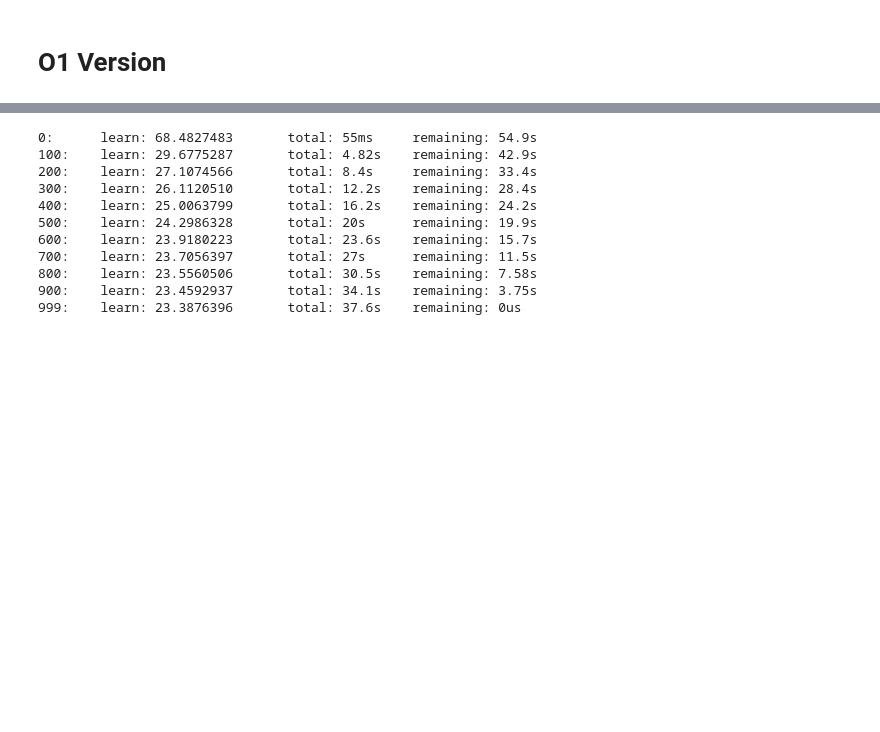
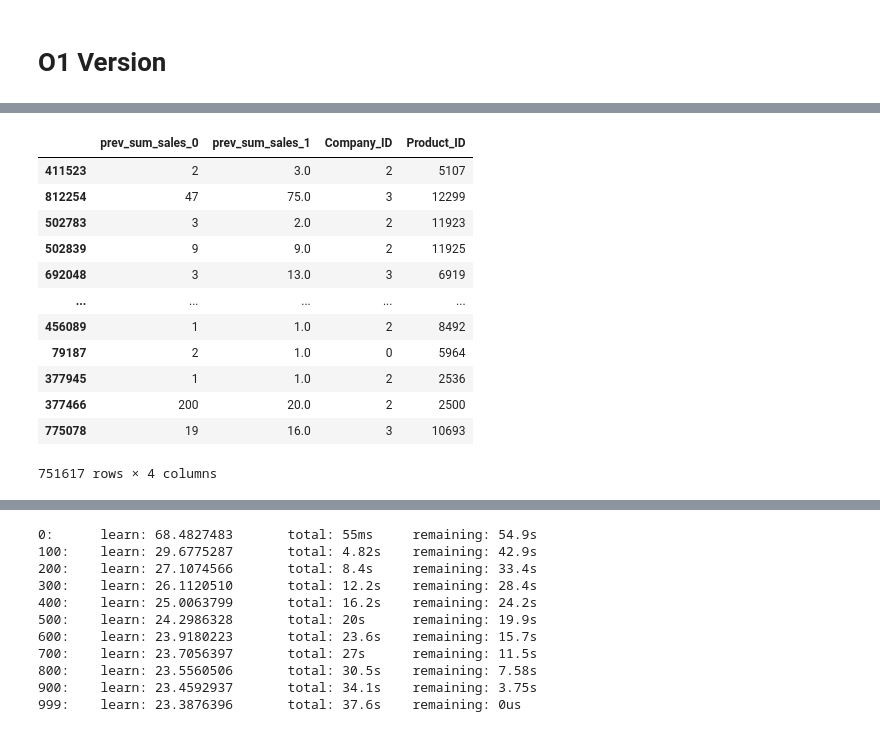
Before and after one commit to gotheartem/ioai-kaggle, a Jupyter notebook: competition-1/orefiev_idia.ipynb, the cells around one changed output, grey strips where cells are left out. Saved outputs shown, nothing was run; the diff lists cells and outputs as text; code cells hidden in the pictures; blank space fills up the shorter version.

```diff
--- a/competition-1/orefiev_idia.ipynb
+++ b/competition-1/orefiev_idia.ipynb
@@ -257,24 +257,25 @@ monthly_agg.sort_values(by=['Company_ID', 'Product_ID', 'Month'], inplace=True)
 monthly_agg['Month_date'] = pd.to_datetime(monthly_agg['Month'], format='%Y-%m')
 
 # Для каждого (Company, Product) создадим лаг суммарных продаж
+monthly_agg['prev_sum_sales_0'] = monthly_agg.groupby(['Company_ID','Product_ID'])['sum_sales'].shift(0)
 monthly_agg['prev_sum_sales_1'] = monthly_agg.groupby(['Company_ID','Product_ID'])['sum_sales'].shift(1)
-monthly_agg['prev_sum_sales_2'] = monthly_agg.groupby(['Company_ID','Product_ID'])['sum_sales'].shift(2)
-monthly_agg['prev_sum_sales_3'] = monthly_agg.groupby(['Company_ID','Product_ID'])['sum_sales'].shift(3)
-monthly_agg['prev_sum_sales_4'] = monthly_agg.groupby(['Company_ID','Product_ID'])['sum_sales'].shift(4)
-monthly_agg['prev_sum_sales_5'] = monthly_agg.groupby(['Company_ID','Product_ID'])['sum_sales'].shift(5)
-monthly_agg['prev_sum_sales_6'] = monthly_agg.groupby(['Company_ID','Product_ID'])['sum_sales'].shift(6)
-monthly_agg['prev_sum_sales_7'] = monthly_agg.groupby(['Company_ID','Product_ID'])['sum_sales'].shift(7)
-monthly_agg['prev_sum_sales_8'] = monthly_agg.groupby(['Company_ID','Product_ID'])['sum_sales'].shift(8)
-monthly_agg['prev_sum_sales_9'] = monthly_agg.groupby(['Company_ID','Product_ID'])['sum_sales'].shift(9)
-monthly_agg['prev_sum_sales_10'] = monthly_agg.groupby(['Company_ID','Product_ID'])['sum_sales'].shift(10)
-monthly_agg['prev_sum_sales_11'] = monthly_agg.groupby(['Company_ID','Product_ID'])['sum_sales'].shift(11)
-monthly_agg['prev_sum_sales_12'] = monthly_agg.groupby(['Company_ID','Product_ID'])['sum_sales'].shift(12)
+# monthly_agg['prev_sum_sales_2'] = monthly_agg.groupby(['Company_ID','Product_ID'])['sum_sales'].shift(2)
+# monthly_agg['prev_sum_sales_3'] = monthly_agg.groupby(['Company_ID','Product_ID'])['sum_sales'].shift(3)
+# monthly_agg['prev_sum_sales_4'] = monthly_agg.groupby(['Company_ID','Product_ID'])['sum_sales'].shift(4)
+# monthly_agg['prev_sum_sales_5'] = monthly_agg.groupby(['Company_ID','Product_ID'])['sum_sales'].shift(5)
+# monthly_agg['prev_sum_sales_6'] = monthly_agg.groupby(['Company_ID','Product_ID'])['sum_sales'].shift(6)
+# monthly_agg['prev_sum_sales_7'] = monthly_agg.groupby(['Company_ID','Product_ID'])['sum_sales'].shift(7)
+# monthly_agg['prev_sum_sales_8'] = monthly_agg.groupby(['Company_ID','Product_ID'])['sum_sales'].shift(8)
+# monthly_agg['prev_sum_sales_9'] = monthly_agg.groupby(['Company_ID','Product_ID'])['sum_sales'].shift(9)
+# monthly_agg['prev_sum_sales_10'] = monthly_agg.groupby(['Company_ID','Product_ID'])['sum_sales'].shift(10)
+# monthly_agg['prev_sum_sales_11'] = monthly_agg.groupby(['Company_ID','Product_ID'])['sum_sales'].shift(11)
+# monthly_agg['prev_sum_sales_12'] = monthly_agg.groupby(['Company_ID','Product_ID'])['sum_sales'].shift(12)
 
 # Можно добавить 2, 3 и т.д.:
 # monthly_agg['prev_sum_sales_2'] = monthly_agg.groupby(['Company_ID','Product_ID'])['sum_sales'].shift(2)
 # ...
 # %%
-subset=['prev_sum_sales_1','prev_sum_sales_2','prev_sum_sales_3','prev_sum_sales_4','prev_sum_sales_5','prev_sum_sales_6','prev_sum_sales_7','prev_sum_sales_8','prev_sum_sales_9','prev_sum_sales_10','prev_sum_sales_11','prev_sum_sales_12']
+subset=['prev_sum_sales_0','prev_sum_sales_1']#,'prev_sum_sales_2','prev_sum_sales_3','prev_sum_sales_4','prev_sum_sales_5','prev_sum_sales_6','prev_sum_sales_7','prev_sum_sales_8','prev_sum_sales_9','prev_sum_sales_10','prev_sum_sales_11','prev_sum_sales_12']
 # %%
 # =============== 3. Создаём целевую переменную "продажи в следующем месяце" ===============
 
@@ -324,6 +325,22 @@ y_valid = valid_data['target']
 # Укажем, какие столбцы считать категориальными для CatBoost
 # (CatBoost умеет работать с ними напрямую, выучивая таргет-кодирование)
 cat_features_indices = [X_train.columns.get_loc(c) for c in cat_cols]  # индексы категориальных фич
+# %%
+X_train
+# %% [output]
+|  | prev_sum_sales_0 | prev_sum_sales_1 | Company_ID | Product_ID |
+| 411523 | 2 | 3.0 | 2 | 5107 |
+| 812254 | 47 | 75.0 | 3 | 12299 |
+| 502783 | 3 | 2.0 | 2 | 11923 |
+| 502839 | 9 | 9.0 | 2 | 11925 |
+| 692048 | 3 | 13.0 | 3 | 6919 |
+| ... | ... | ... | ... | ... |
+| 456089 | 1 | 1.0 | 2 | 8492 |
+| 79187 | 2 | 1.0 | 0 | 5964 |
+| 377945 | 1 | 1.0 | 2 | 2536 |
+| 377466 | 200 | 20.0 | 2 | 2500 |
+| 775078 | 19 | 16.0 | 3 | 10693 |
+751617 rows × 4 columns
 # %%
 # =============== 6. Обучение CatBoost ===============
 model = CatBoostRegressor(
```
Also changed, not shown: parts of 4 cells of this notebook.
